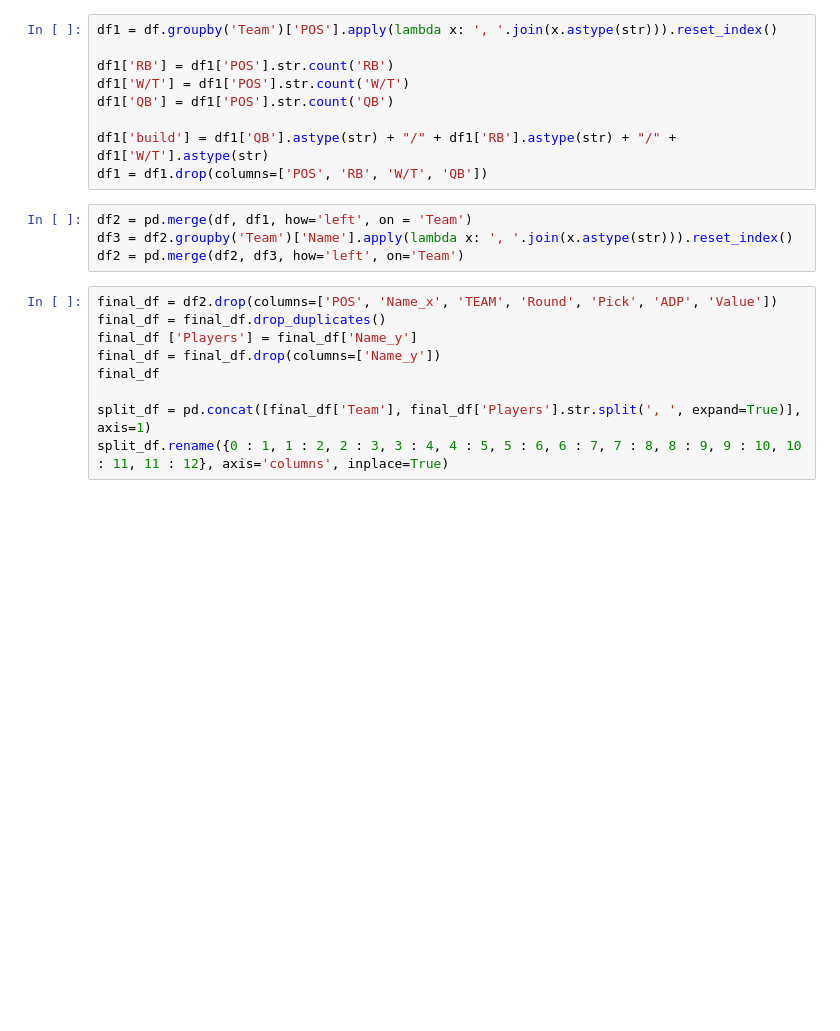
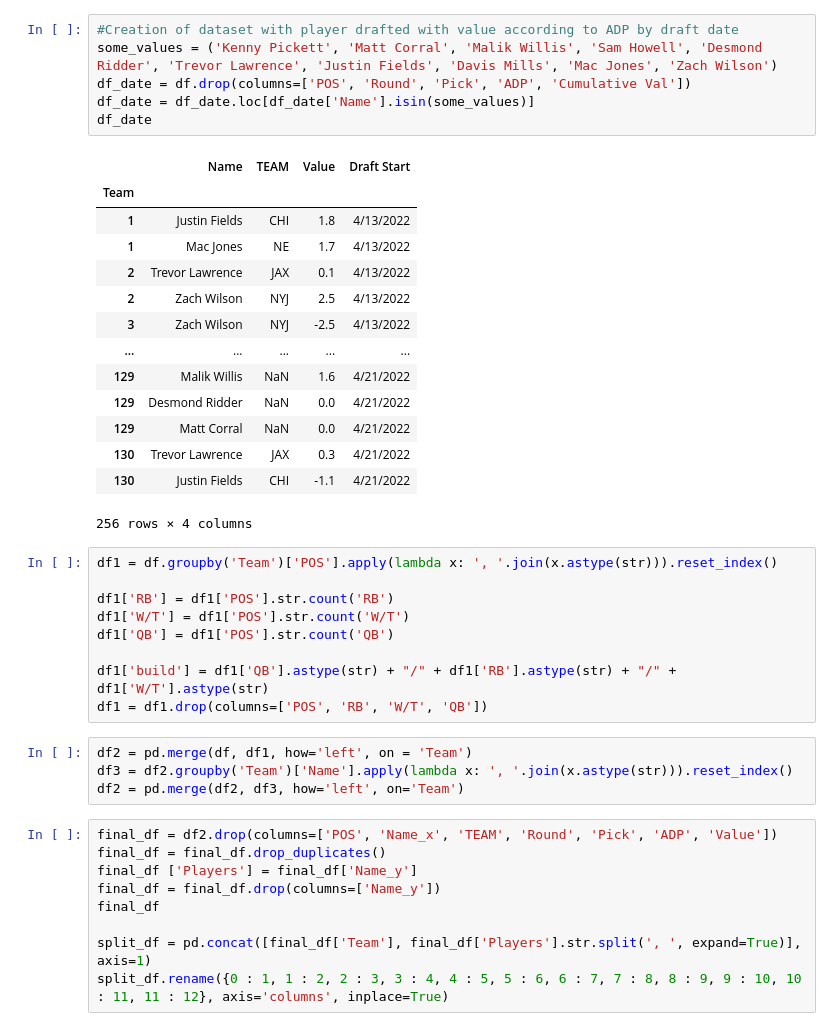
Before and after one commit to AndrewRucker/Fantasy-Football-and-Betting, a Jupyter notebook: BestBall/Underdog/Rookie-and-Sophomores/Rookie_and_Soph.ipynb, the cells around one changed output. Cells and saved outputs as stored; diff of their text form; blank space fills up the shorter version.

```diff
--- a/BestBall/Underdog/Rookie-and-Sophomores/Rookie_and_Soph.ipynb
+++ b/BestBall/Underdog/Rookie-and-Sophomores/Rookie_and_Soph.ipynb
@@ -34,3 +36,24 @@ df
+# %%
+#Creation of dataset with player drafted with value according to ADP by draft date
+some_values = ('Kenny Pickett', 'Matt Corral', 'Malik Willis', 'Sam Howell', 'Desmond Ridder', 'Trevor Lawrence', 'Justin Fields', 'Davis Mills', 'Mac Jones', 'Zach Wilson')
+df_date = df.drop(columns=['POS', 'Round', 'Pick', 'ADP', 'Cumulative Val'])
+df_date = df_date.loc[df_date['Name'].isin(some_values)]
+df_date
+# %% [output]
+|  | Name | TEAM | Value | Draft Start |
+| Team |  |  |  |  |
+| 1 | Justin Fields | CHI | 1.8 | 4/13/2022 |
+| 1 | Mac Jones | NE | 1.7 | 4/13/2022 |
+| 2 | Trevor Lawrence | JAX | 0.1 | 4/13/2022 |
+| 2 | Zach Wilson | NYJ | 2.5 | 4/13/2022 |
+| 3 | Zach Wilson | NYJ | -2.5 | 4/13/2022 |
+| ... | ... | ... | ... | ... |
+| 129 | Malik Willis | NaN | 1.6 | 4/21/2022 |
+| 129 | Desmond Ridder | NaN | 0.0 | 4/21/2022 |
+| 129 | Matt Corral | NaN | 0.0 | 4/21/2022 |
+| 130 | Trevor Lawrence | JAX | 0.3 | 4/21/2022 |
+| 130 | Justin Fields | CHI | -1.1 | 4/21/2022 |
+256 rows × 4 columns
 # %%
 df1 = df.groupby('Team')['POS'].apply(lambda x: ', '.join(x.astype(str))).reset_index()
 
```
Also changed, not shown: parts of 14 cells of this notebook.
